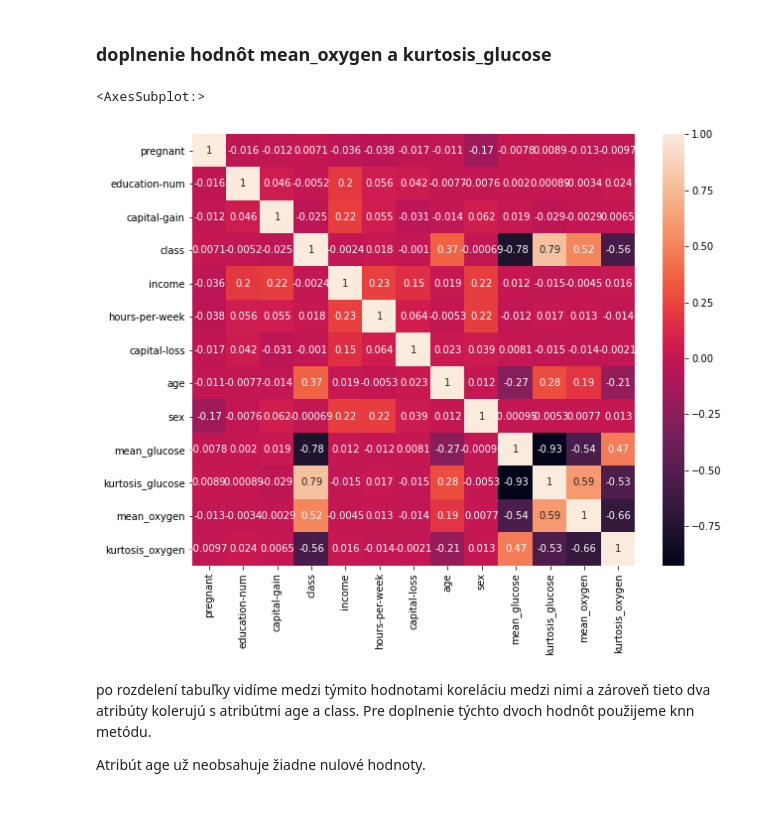
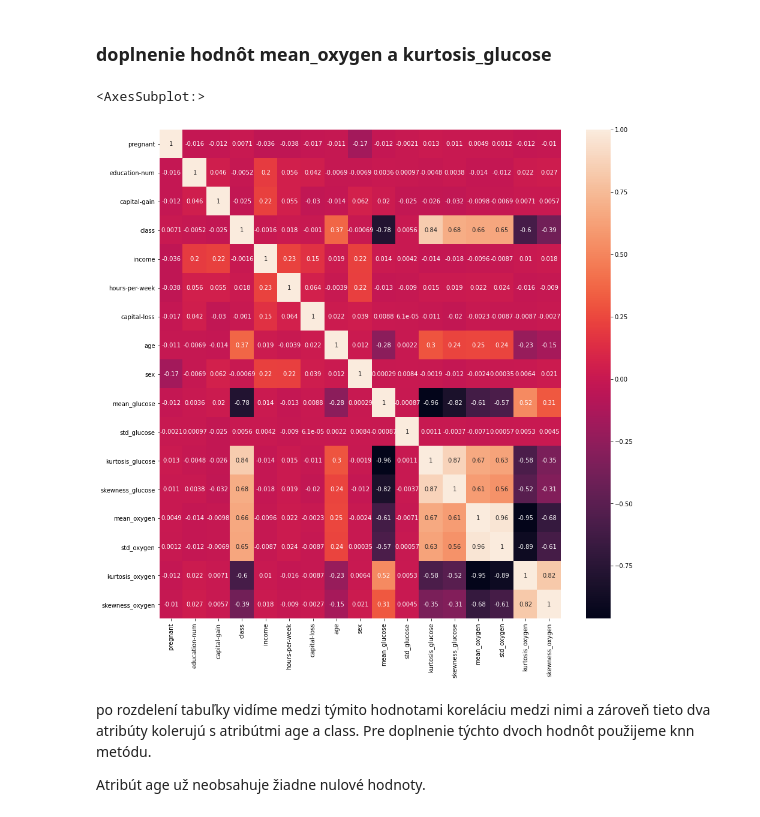
Before and after one commit to SzMatej/IAU_2020-2021, a Jupyter notebook: Project_phase_2.ipynb, the cells around one changed output. Cells and saved outputs as stored; diff of their text form; code cells hidden in the pictures.

```diff
--- a/Project_phase_2.ipynb
+++ b/Project_phase_2.ipynb
@@ -150,12 +150,12 @@ array(["{'mean_glucose':'111.8125','std_glucose':'44.88174566','kurtosis_glucose
        "{'mean_glucose':'116.8515625','std_glucose':'52.05902447','kurtosis_glucose':'0.113621517','skewness_glucose':'-0.32555369300000003','mean_oxygen':'3.882943144','std_oxygen':'23.58584995','kur ...
       dtype=object)
 # %%
-x = data['medical_info'].str.replace('{','').str.replace('\'','').str.split(',', expand=True)
+x = data['medical_info'].str.replace('{','').str.replace('\'','').str.replace('}', '').str.split(',', expand=True)
 i = 0
 while i < len(x.columns):
     y = x[i].str.split(':', expand=True)
     data[y[0][0]] = y[1].astype(float)
-    i += 2
+    i += 1
 data.drop('medical_info', axis='columns', inplace=True)
 # %% [markdown]
 ### atribút date of birth
@@ -519,11 +518,11 @@ Tieto hodnoty sa nám podarilo doplniť až nazopár hodnôt pri ktorých nie je
 # %% [markdown]
 ### doplnenie hodnôt mean_oxygen a kurtosis_glucose
 # %%
-fig, ax = plt.subplots(figsize=(10,8))
+fig, ax = plt.subplots(figsize=(15,15))
 sns.heatmap(data.corr(), ax=ax, annot=True)
 # %% [output]
 <AxesSubplot:>
-[figure, old version]
+[figure, new version]
 # %% [markdown]
 po rozdelení tabuľky vidíme medzi týmito hodnotami koreláciu medzi nimi a zároveň tieto dva atribúty kolerujú s atribútmi age a class. Pre doplnenie týchto dvoch hodnôt použijeme knn metódu.
 
```
Also changed, not shown: parts of 47 cells of this notebook.
